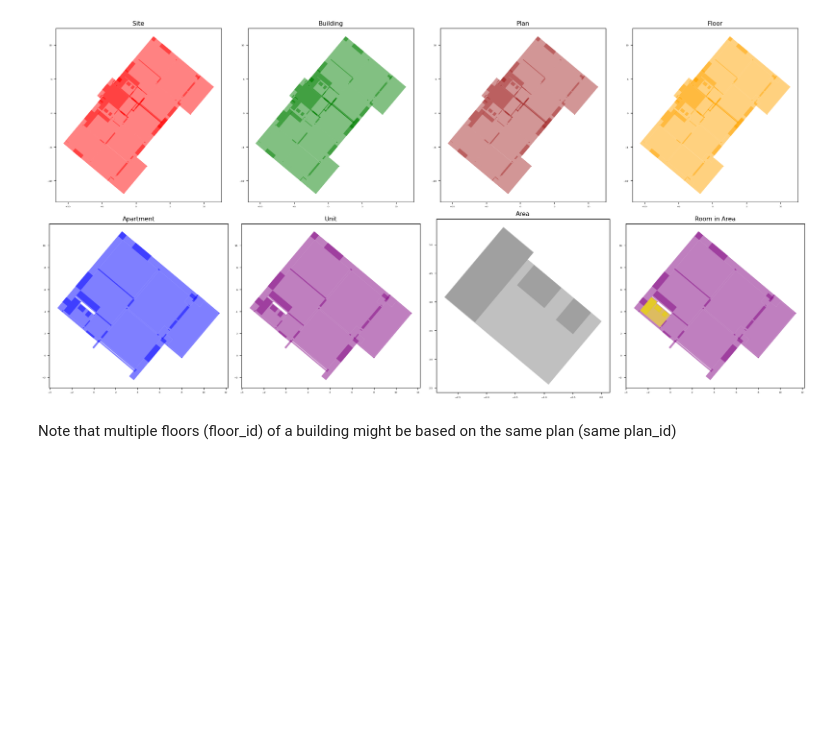
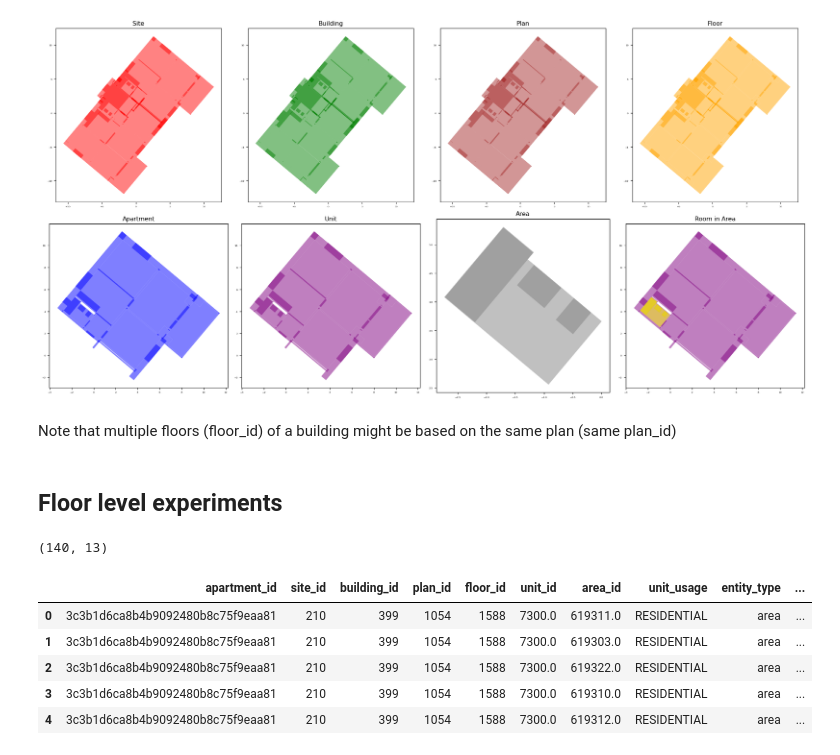
Before and after one commit to snt-arg/msd, a Jupyter notebook: NB - Data Curation 0 - Dataset Exploration.ipynb, the cells around one changed output. Saved outputs shown, nothing was run; the diff lists cells and outputs as text; code cells hidden in the pictures; blank space fills up the shorter version.

```diff
--- a/NB - Data Curation 0 - Dataset Exploration.ipynb
+++ b/NB - Data Curation 0 - Dataset Exploration.ipynb
@@ -320,3 +320,18 @@ plt.show()
 [figure]
 # %% [markdown]
 Note that multiple floors (floor_id) of a building might be based on the same plan (same plan_id)
+# %% [markdown]
+## Floor level experiments
+# %%
+floor_id = gdf['floor_id'].values[0]
+floor = gdf[gdf['floor_id'] == floor_id].copy()
+print(floor.shape)
+floor.head()
+# %% [output]
+(140, 13)
+|  | apartment_id | site_id | building_id | plan_id | floor_id | unit_id | area_id | unit_usage | entity_type | ... |
+| 0 | 3c3b1d6ca8b4b9092480b8c75f9eaa81 | 210 | 399 | 1054 | 1588 | 7300.0 | 619311.0 | RESIDENTIAL | area | ... |
+| 1 | 3c3b1d6ca8b4b9092480b8c75f9eaa81 | 210 | 399 | 1054 | 1588 | 7300.0 | 619303.0 | RESIDENTIAL | area | ... |
+| 2 | 3c3b1d6ca8b4b9092480b8c75f9eaa81 | 210 | 399 | 1054 | 1588 | 7300.0 | 619322.0 | RESIDENTIAL | area | ... |
+| 3 | 3c3b1d6ca8b4b9092480b8c75f9eaa81 | 210 | 399 | 1054 | 1588 | 7300.0 | 619310.0 | RESIDENTIAL | area | ... |
+| 4 | 3c3b1d6ca8b4b9092480b8c75f9eaa81 | 210 | 399 | 1054 | 1588 | 7300.0 | 619312.0 | RESIDENTIAL | area | ... |
```
Also changed, not shown: parts of 7 cells of this notebook.
